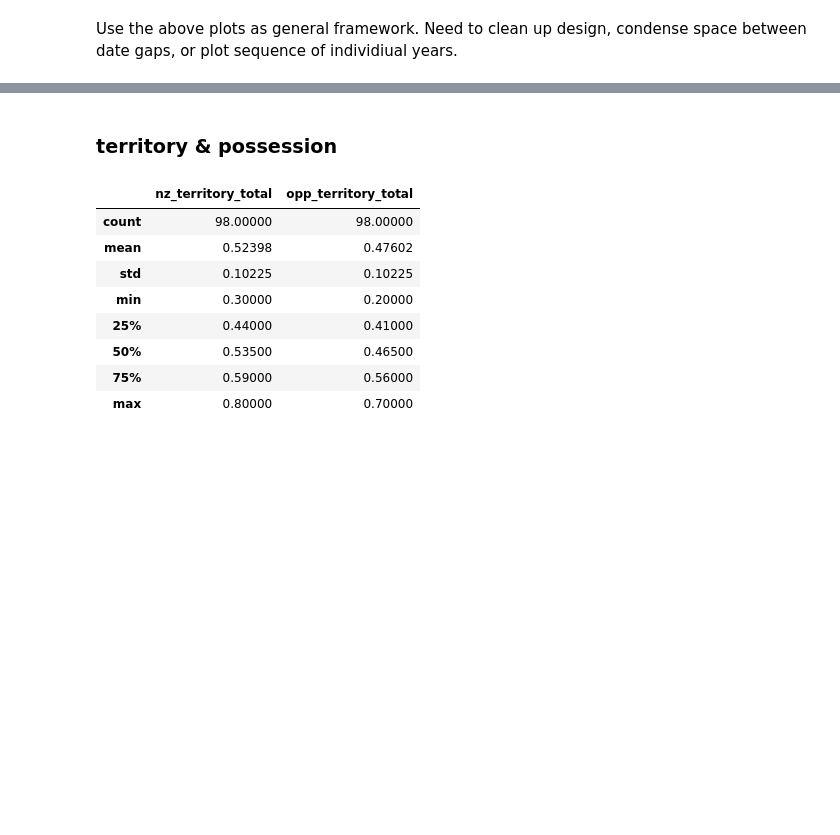
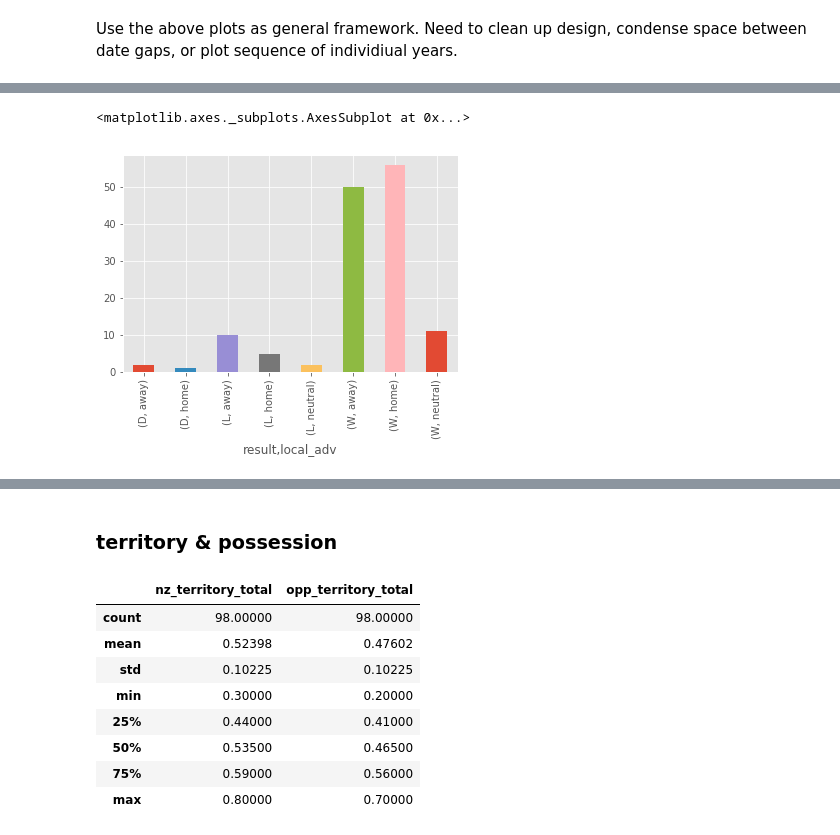
Before and after one commit to shaneopatrick/beat_the_all_blacks, a Jupyter notebook: visualizations.ipynb, the cells around one changed output, grey strips where cells are left out. Saved outputs shown, nothing was run; the diff lists cells and outputs as text; code cells hidden in the pictures; blank space fills up the shorter version.

```diff
--- a/visualizations.ipynb
+++ b/visualizations.ipynb
@@ -145,0 +350,7 @@ Use the above plots as general framework. Need to clean up design, condense spac
+# %%
+local_adv_grp = _
+# %%
+local_adv_grp.plot.bar()
+# %% [output]
+<matplotlib.axes._subplots.AxesSubplot at 0x...>
+[figure, added]
```
Also changed, not shown: parts of 41 cells of this notebook.
